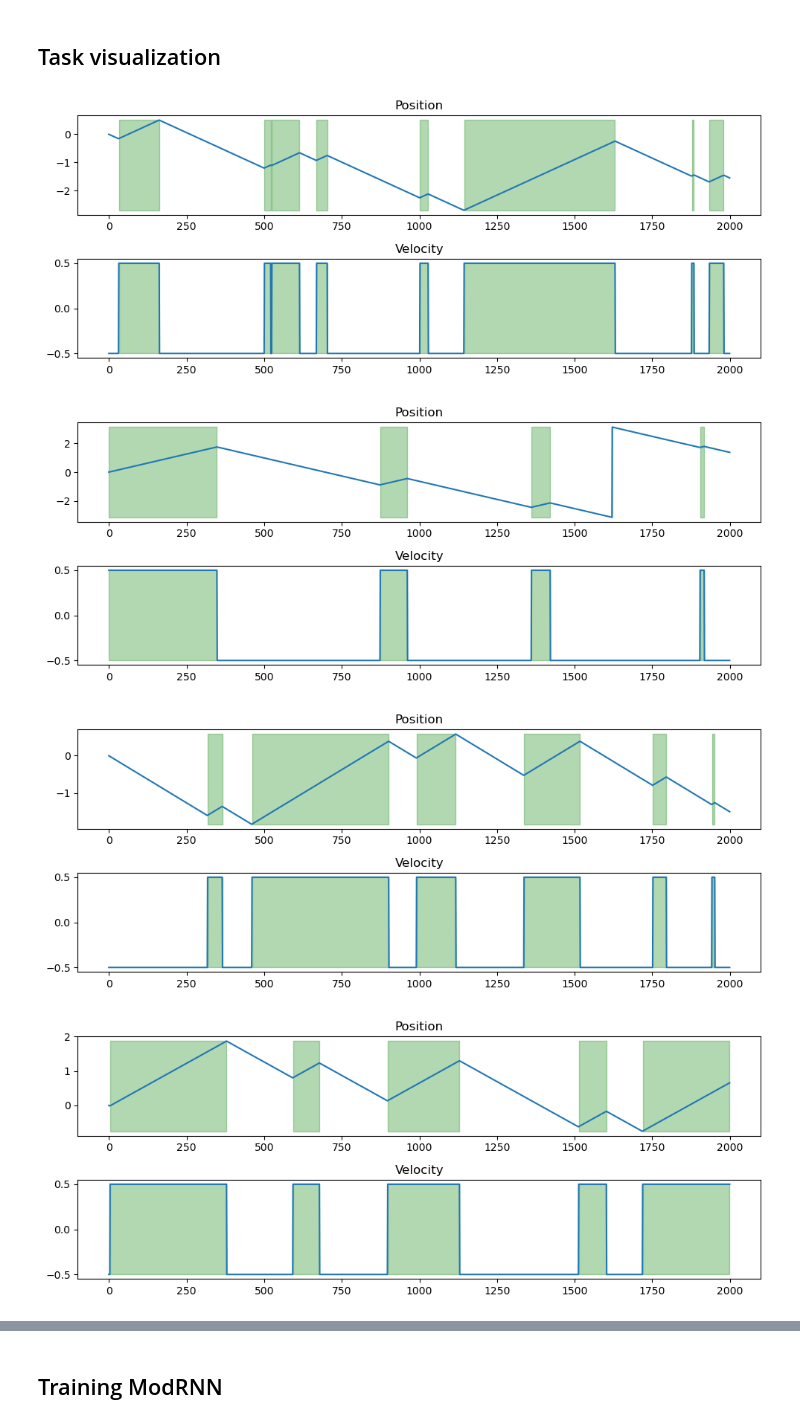
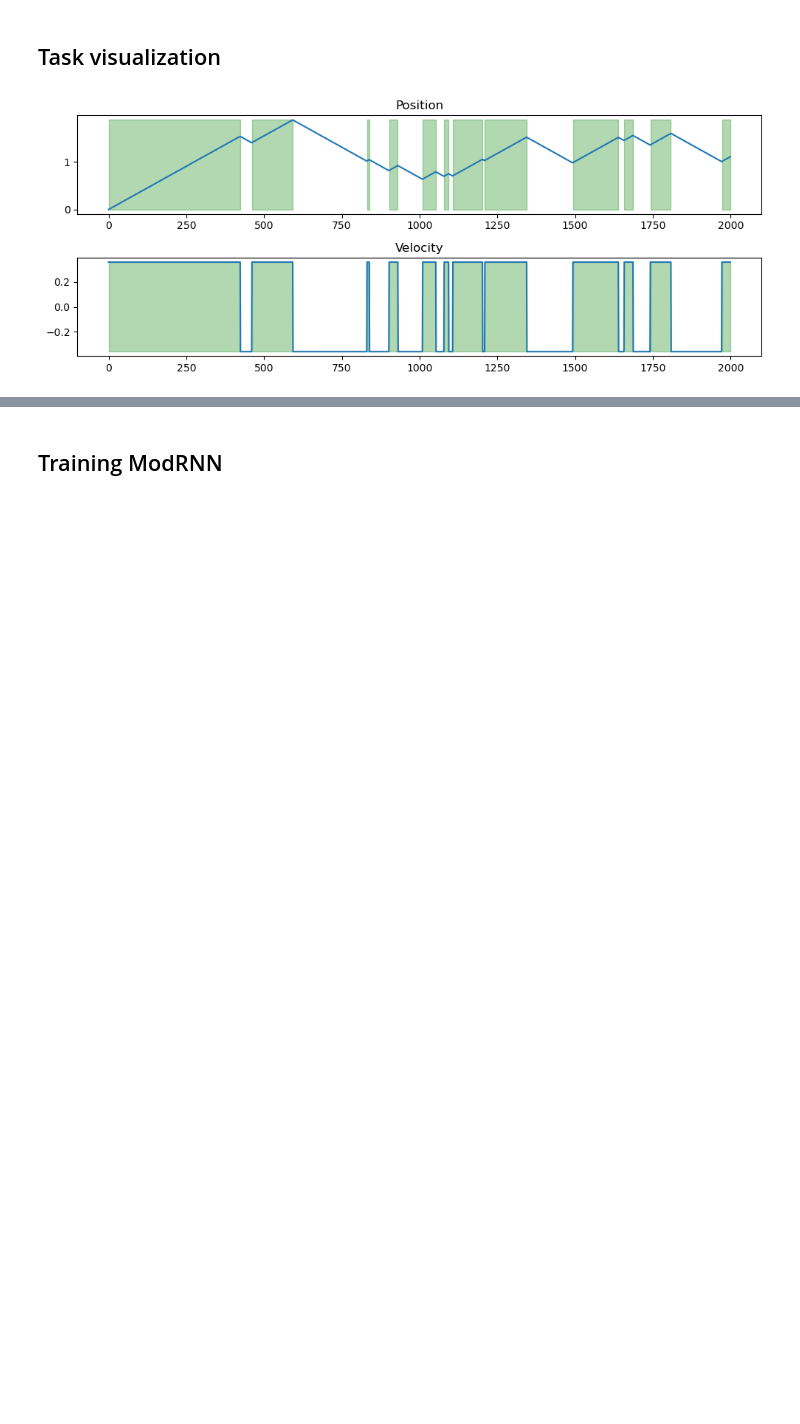
Before and after one commit to alexnegron/modular-dynamics, a Jupyter notebook: notebooks/modular_dynamics_rnn_independent_velocities_experiments.ipynb, the cells around one changed output, grey strips where cells are left out. Saved outputs shown, nothing was run; the diff lists cells and outputs as text; code cells hidden in the pictures; blank space fills up the shorter version.

```diff
--- a/notebooks/modular_dynamics_rnn_independent_velocities_experiments.ipynb
+++ b/notebooks/modular_dynamics_rnn_independent_velocities_experiments.ipynb
@@ -145,10 +142,10 @@ Network is trained with supervised learning to integrate the velocity. The netwo
 # training data generation
 from tasks.independent_integration_task import generate_dataset
 
-num_samples = 10
+num_samples = 1
 num_trajectories = 1
 num_timesteps = 2000
-flip_rate = 1e-2 / 2
+flip_rate = 1e-2
 # omega_process = 'constant'
 omega_process = 'binary'
 omega_value = 0.5
@@ -162,36 +159,33 @@ inputs, targets = generate_dataset(num_samples,
                                    dt=dt,
                                    flip_rate=flip_rate,
                                    omega_value=omega_value,
-                                   include_initial_position=False
+                                   gain=True
                                    )
 
 # Plot the dataset
 traj_idx = 0
 for i in range(num_samples)[::]:
     fig, axs = plt.subplots(2, 1, figsize=(10, 4))
 
     # Compute the angle from the target positions
     angle = np.arctan2(targets[i, :, 2*traj_idx+1], targets[i, :, 2*traj_idx])
 
     # Plot corresponding position from targets
     axs[0].plot(angle)
     axs[0].set_title('Position')
 
     # Shade regions where position is increasing
     axs[0].fill_between(range(len(angle)), angle.min(), angle.max(), where=np.diff(angle, prepend=0) > 0, color='green', alpha=0.3)
 
     # Plot omega trajectory
     velocity = inputs[i, :, traj_idx]
     axs[1].plot(velocity)
     axs[1].set_title('Velocity')
 
     # Shade regions where velocity is positive
     axs[1].fill_between(range(len(velocity)), velocity.min(), velocity.max(), where=velocity > 0, color='green', alpha=0.3)
 
     plt.tight_layout()
     plt.show()
 # %% [output]
-[figure, old version]
+[figure, new version]
-[figure, removed]
-[figure, removed]
-[figure, removed]
```
Also changed, not shown: parts of 12 cells of this notebook, 5 other files.
